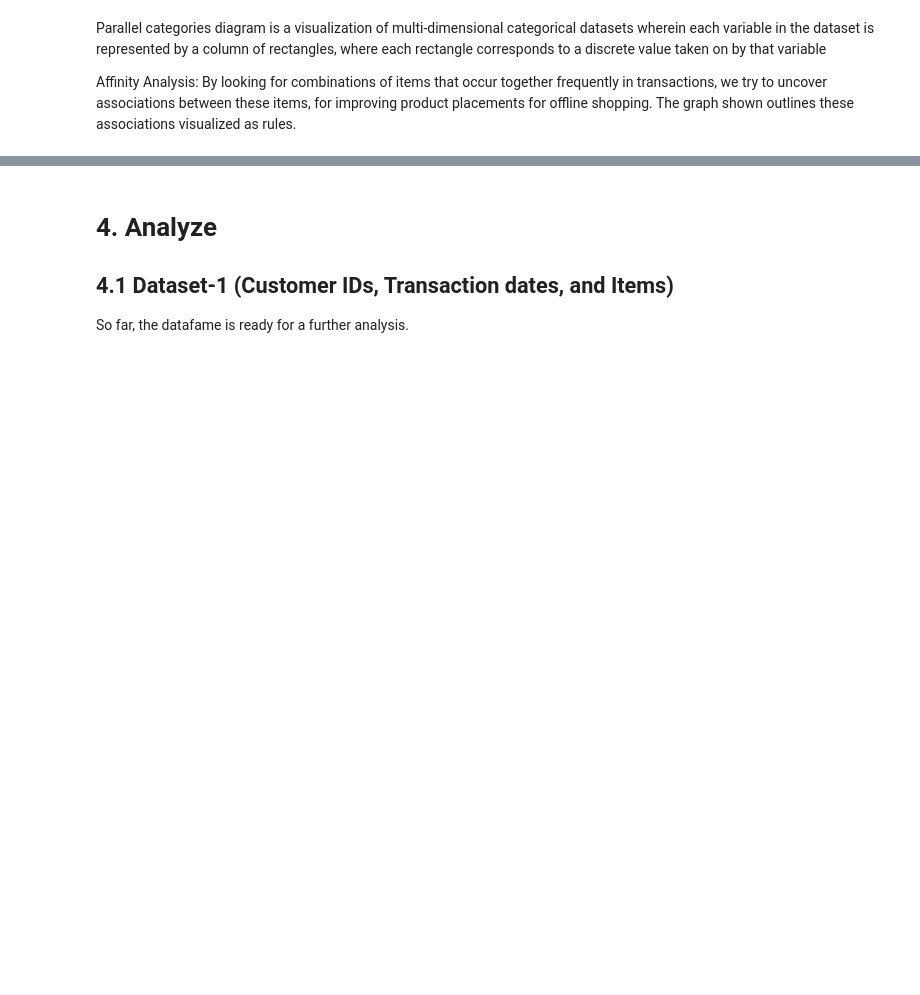
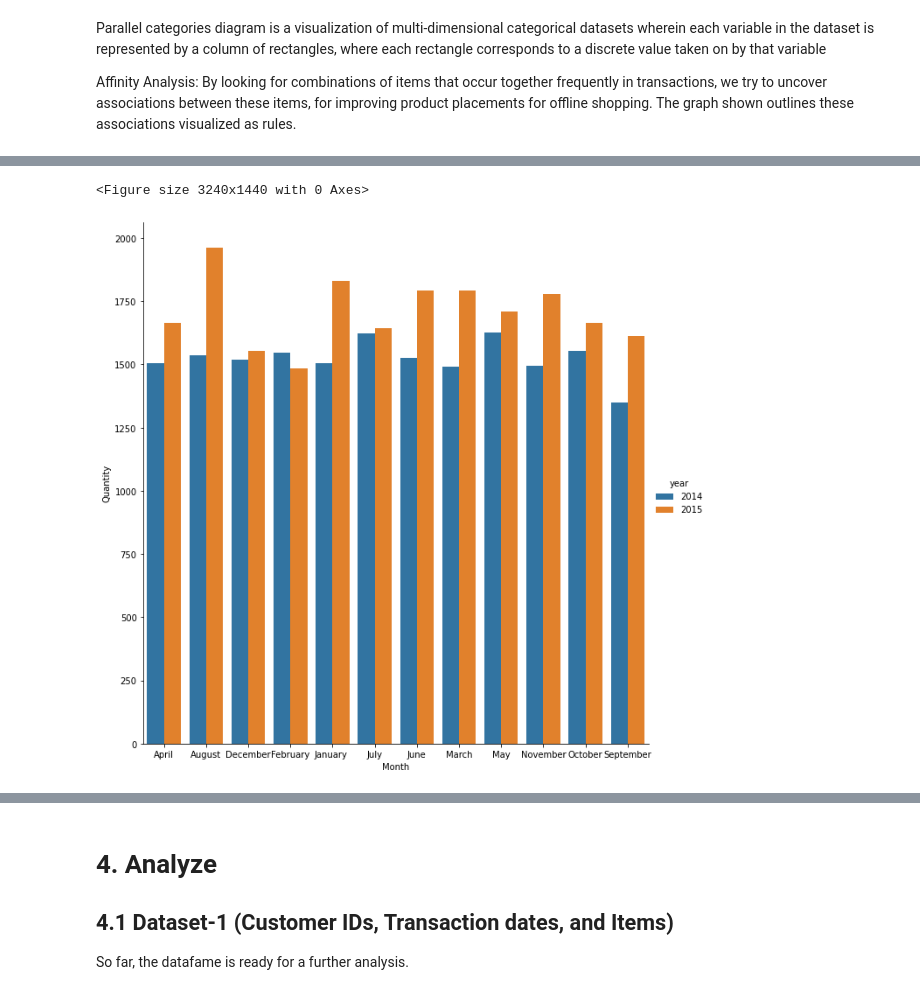
Before and after one commit to Sumedhachak/-Tfod, a Jupyter notebook: market-basket-analysis.ipynb, the cells around one changed output, grey strips where cells are left out. Saved outputs shown, nothing was run; the diff lists cells and outputs as text; code cells hidden in the pictures; blank space fills up the shorter version.

```diff
--- a/market-basket-analysis.ipynb
+++ b/market-basket-analysis.ipynb
@@ -224,0 +269,6 @@ PyARMViz.generate_parallel_category_plot(rules)
+# %%
+#Total product sales by Month
+
+datamonth=df.groupby(['year','Month'])['itemDescription'].count().reset_index()
+datamonth.rename(columns={"itemDescription":"Quantity"},inplace = True)
+datamonth
@@ -224,0 +311,12 @@ PyARMViz.generate_parallel_category_plot(rules)
+# %%
+plt.figure(figsize=(45,20))
+ax= sns.catplot(x="Month",
+                y="Quantity",
+              hue='year',
+                kind="bar",
+                data=datamonth, height= 9,aspect=1)
+
+plt.show()
+# %% [output]
+<Figure size 3240x1440 with 0 Axes>
+[figure, added]
```
Also changed, not shown: parts of 19 cells of this notebook.
